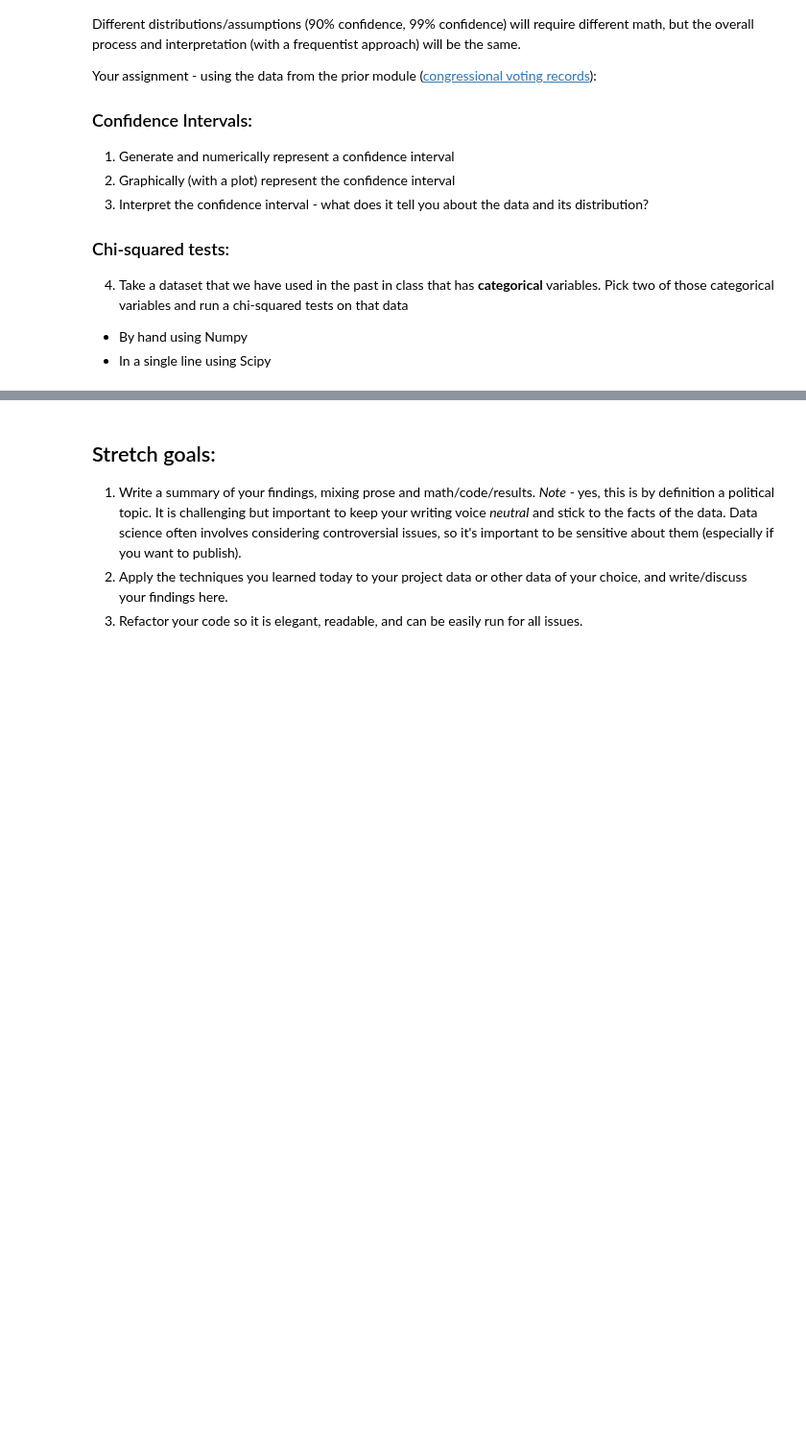
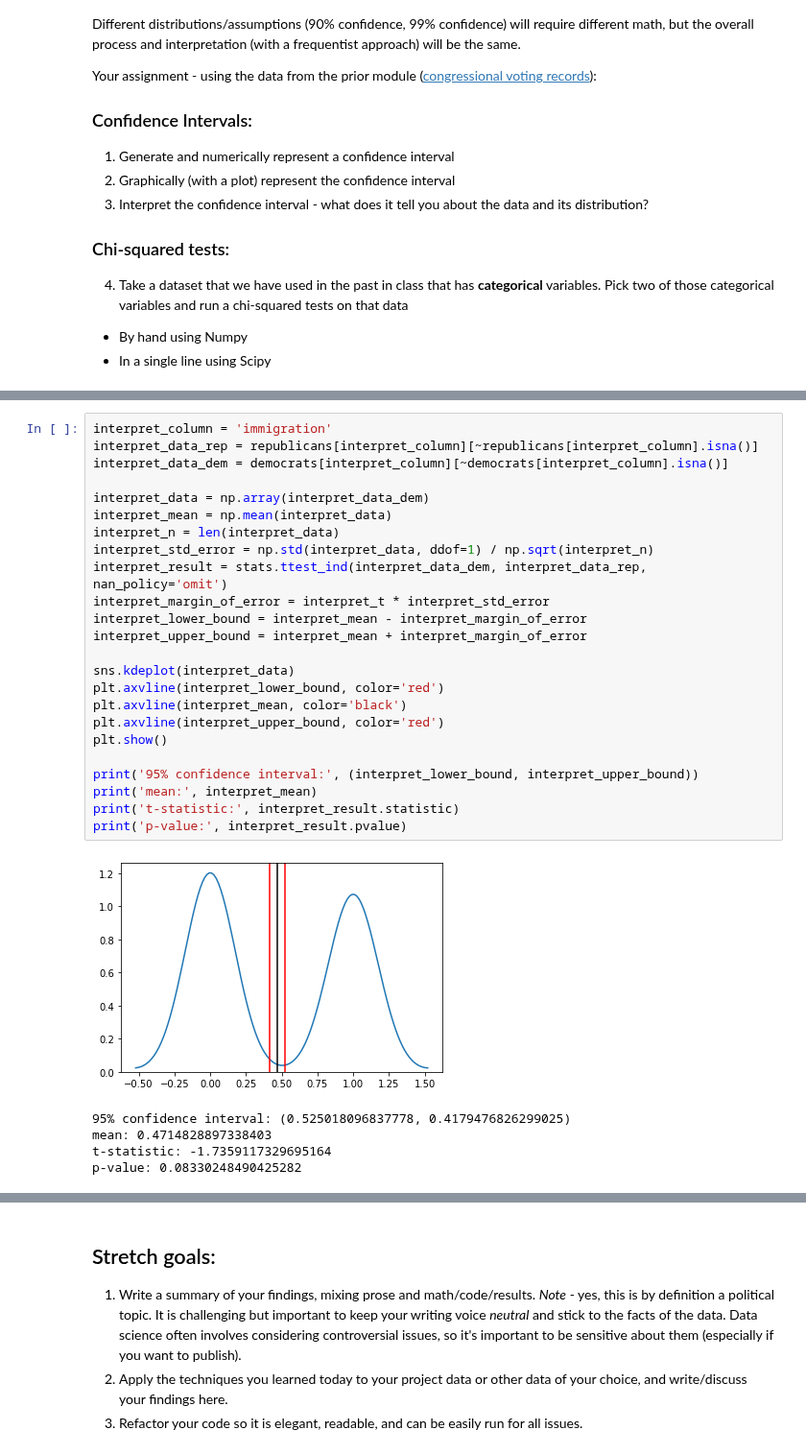
Before and after one commit to bloominstituteoftechnology/DS-Unit-1-Sprint-2-Statistics, a Jupyter notebook: module2/LS_DS_122_Sampling_Confidence_Intervals_and_Hypothesis_Testing_Assignment.ipynb, the cells around one changed output, grey strips where cells are left out. Shown at 96% size. Saved outputs shown, nothing was run; the diff lists cells and outputs as text; blank space fills up the shorter version.

```diff
--- a/module2/LS_DS_122_Sampling_Confidence_Intervals_and_Hypothesis_Testing_Assignment.ipynb
+++ b/module2/LS_DS_122_Sampling_Confidence_Intervals_and_Hypothesis_Testing_Assignment.ipynb
@@ -31,0 +308,30 @@ Your assignment - using the data from the prior module ([congressional voting re
+# %%
+interpret_column = 'immigration'
+interpret_data_rep = republicans[interpret_column][~republicans[interpret_column].isna()]
+interpret_data_dem = democrats[interpret_column][~democrats[interpret_column].isna()]
+
+interpret_data = np.array(interpret_data_dem)
+interpret_mean = np.mean(interpret_data)
+interpret_n = len(interpret_data)
+interpret_std_error = np.std(interpret_data, ddof=1) / np.sqrt(interpret_n)
+interpret_result = stats.ttest_ind(interpret_data_dem, interpret_data_rep, nan_policy='omit')
+interpret_margin_of_error = interpret_t * interpret_std_error
+interpret_lower_bound = interpret_mean - interpret_margin_of_error
+interpret_upper_bound = interpret_mean + interpret_margin_of_error
+
+sns.kdeplot(interpret_data)
+plt.axvline(interpret_lower_bound, color='red')
+plt.axvline(interpret_mean, color='black')
+plt.axvline(interpret_upper_bound, color='red')
+plt.show()
+
+print('95% confidence interval:', (interpret_lower_bound, interpret_upper_bound))
+print('mean:', interpret_mean)
+print('t-statistic:', interpret_result.statistic)
+print('p-value:', interpret_result.pvalue)
+# %% [output]
+[figure, added]
+95% confidence interval: (0.525018096837778, 0.4179476826299025)
+mean: 0.4714828897338403
+t-statistic: -1.7359117329695164
+p-value: 0.08330248490425282
```
Also changed, not shown: parts of 58 cells of this notebook.
